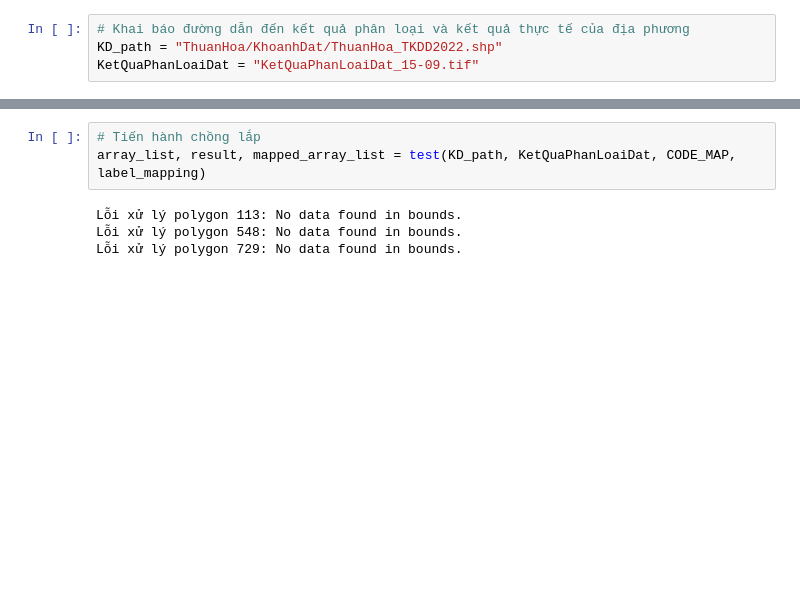
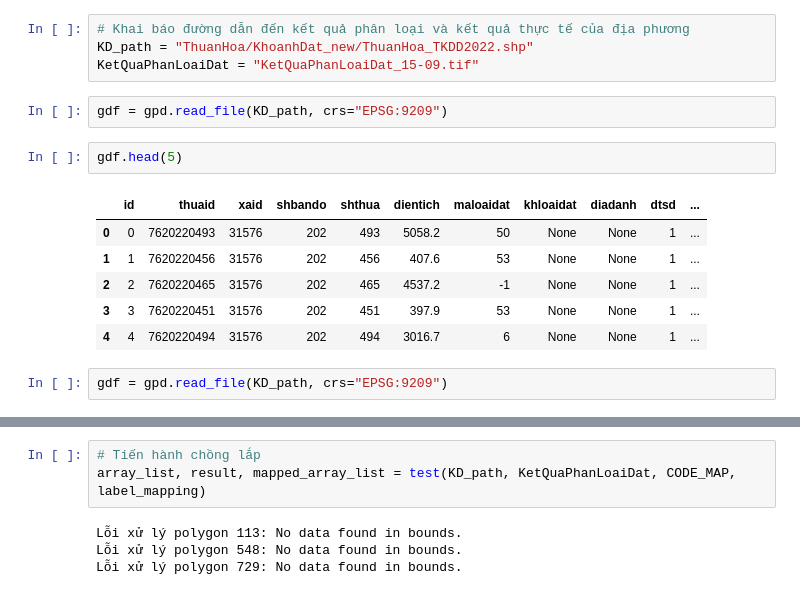
Before and after one commit to CTU-CSIRO/CSIROBoeingPhase5-Vietnam, a Jupyter notebook: Test.ipynb, the cells around one changed output, grey strips where cells are left out. Drawn from its saved outputs; the diff is of its cells as text; blank space fills up the shorter version.

```diff
--- a/Test.ipynb
+++ b/Test.ipynb
@@ -8,8 +8,21 @@ from new_import import *
 [interactive output not drawn]
 # %%
 # Khai báo đường dẫn đến kết quả phân loại và kết quả thực tế của địa phương
-KD_path = "ThuanHoa/KhoanhDat/ThuanHoa_TKDD2022.shp"
+KD_path = "ThuanHoa/KhoanhDat_new/ThuanHoa_TKDD2022.shp"
 KetQuaPhanLoaiDat = "KetQuaPhanLoaiDat_15-09.tif"
+# %%
+gdf = gpd.read_file(KD_path, crs="EPSG:9209")
+# %%
+gdf.head(5)
+# %% [output]
+|  | id | thuaid | xaid | shbando | shthua | dientich | maloaidat | khloaidat | diadanh | dtsd | ... |
+| 0 | 0 | 7620220493 | 31576 | 202 | 493 | 5058.2 | 50 | None | None | 1 | ... |
+| 1 | 1 | 7620220456 | 31576 | 202 | 456 | 407.6 | 53 | None | None | 1 | ... |
+| 2 | 2 | 7620220465 | 31576 | 202 | 465 | 4537.2 | -1 | None | None | 1 | ... |
+| 3 | 3 | 7620220451 | 31576 | 202 | 451 | 397.9 | 53 | None | None | 1 | ... |
+| 4 | 4 | 7620220494 | 31576 | 202 | 494 | 3016.7 | 6 | None | None | 1 | ... |
+# %%
+gdf = gpd.read_file(KD_path, crs="EPSG:9209")
 # %%
 # khai báo các loại đất ứng với các mã đất phân loại được
 CODE_MAP = {
```
Also changed, not shown: parts of 12 cells of this notebook, 14 other files.
